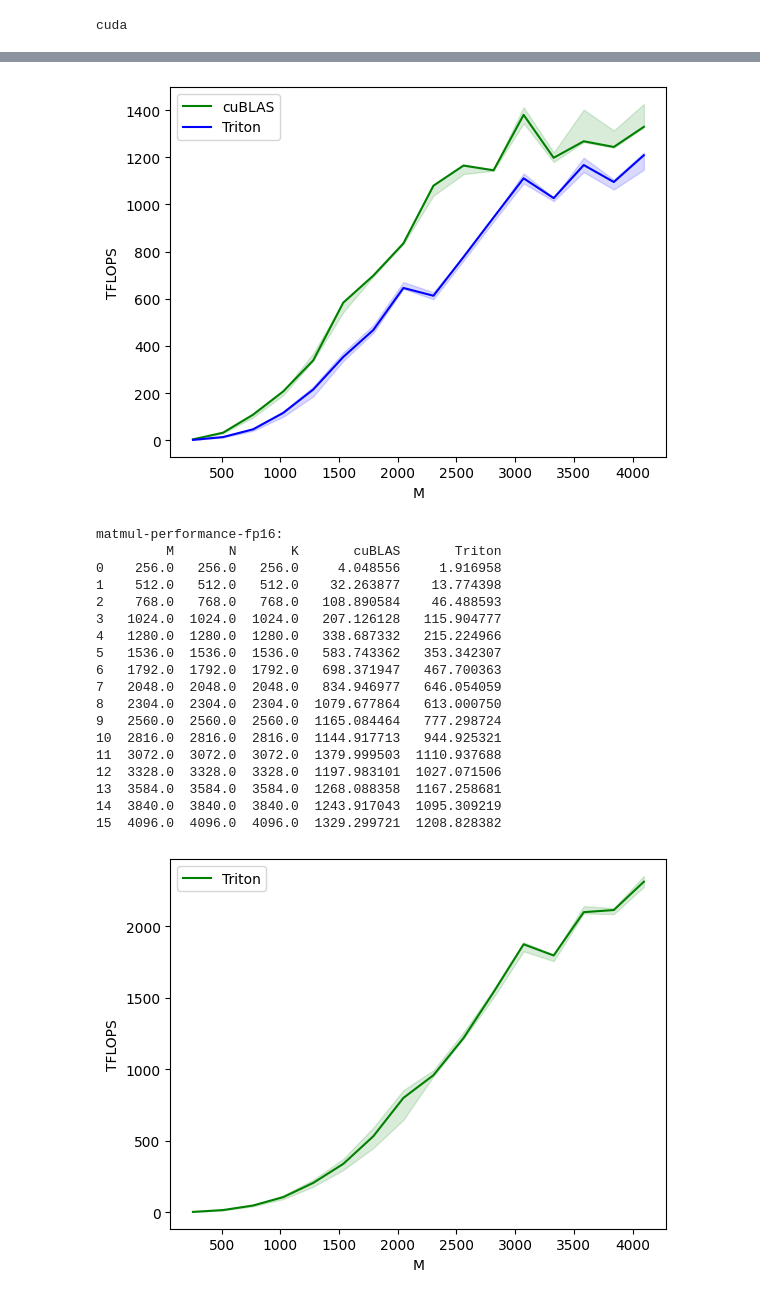
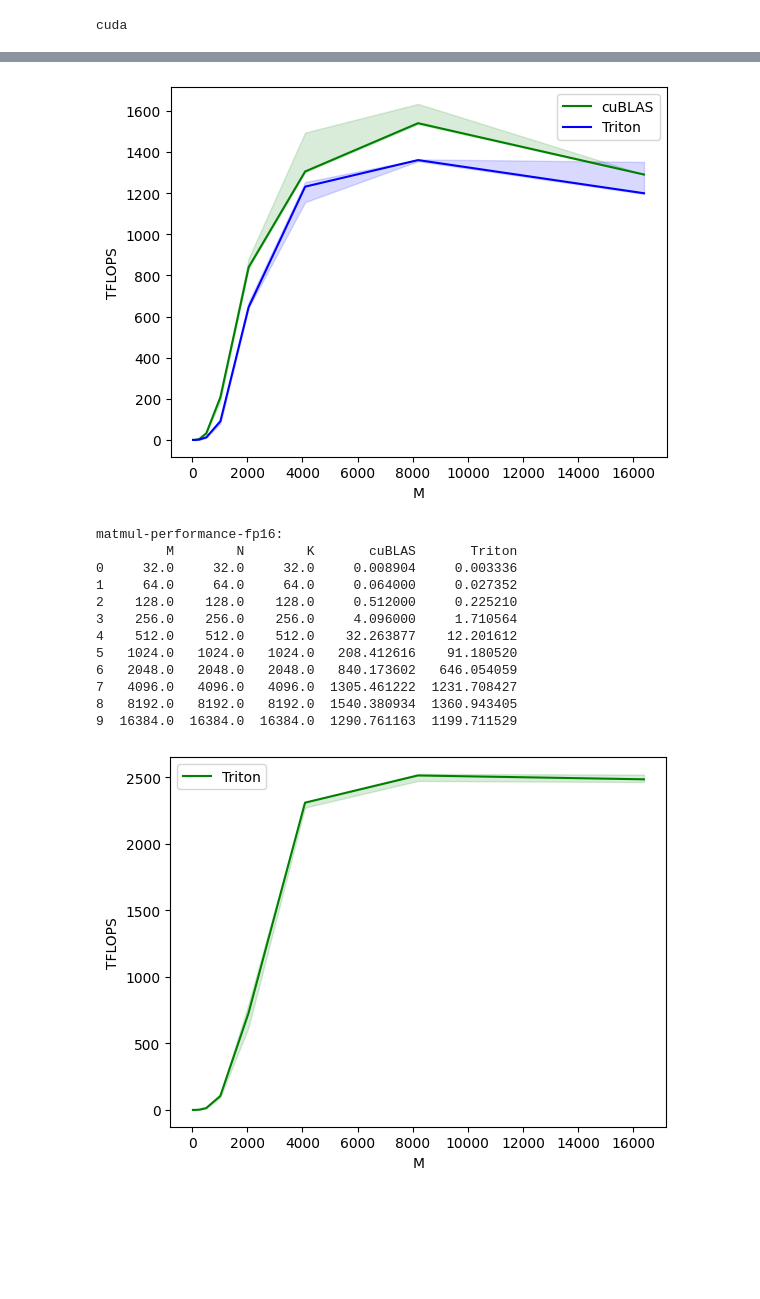
Before and after one commit to matteobonotto/triton, a Jupyter notebook: notebooks/matmul.ipynb, the cells around one changed output, grey strips where cells are left out. Cells and saved outputs as stored; diff of their text form; code cells hidden in the pictures; blank space fills up the shorter version.

Commit message:
matmul pefrormance comparison

```diff
--- a/notebooks/matmul.ipynb
+++ b/notebooks/matmul.ipynb
@@ -22,3 +21,6 @@ DEVICE = triton.runtime.driver.active.get_active_torch_device()
+# %%
+def is_cuda():
+    return triton.runtime.driver.active.get_current_target().backend == "cuda"
 # %%
 import torch
 
@@ -248,7 +250,7 @@ for fp8_inputs in [False, True]:
     configs.append(
         triton.testing.Benchmark(
             x_names=["M", "N", "K"],  # Argument names to use as an x-axis for the plot
-            x_vals=[128 * i for i in range(2, 33, 2)],  # Different possible values for `x_name`
+            x_vals=[int(2 ** i) for i in np.arange(5, 15, 1)],  # Different possible values for `x_name`
             line_arg="provider",  # Argument name whose value corresponds to a different line in the plot
             # Possible values for `line_arg`
             # Don't compare to cublas for fp8 cases as torch.matmul doesn't support fp8 at the moment.
@@ -351,5 +353,33 @@ matmul-performance-fp8:
 29  3968.0  3968.0  3968.0  1718.646932
 30  4096.0  4096.0  4096.0  1766.022815
 
+
+
+matmul-performance-fp16:
+         M        N        K       cuBLAS      Triton
+0     32.0     32.0     32.0     0.007938    0.008678
+1     64.0     64.0     64.0     0.063259    0.066873
+2    128.0    128.0    128.0     0.506070    0.524288
+3    256.0    256.0    256.0     4.048556    3.640889
+4    512.0    512.0    512.0    32.140260   23.831273
+5   1024.0   1024.0   1024.0   207.126128  130.561989
+6   2048.0   2048.0   2048.0   834.946977  622.820093
+7   4096.0   4096.0   4096.0  1356.591106  930.552963
+8   8192.0   8192.0   8192.0  1629.041305  970.778620
+9  16384.0  16384.0  16384.0  1249.348485  897.730544
+
+matmul-performance-fp8:
+         M        N        K       Triton
+0     32.0     32.0     32.0     0.008393
+1     64.0     64.0     64.0     0.067148
+2    128.0    128.0    128.0     0.512000
+3    256.0    256.0    256.0     3.731587
+4    512.0    512.0    512.0    26.214401
+5   1024.0   1024.0   1024.0   163.281913
+6   2048.0   2048.0   2048.0   994.205431
+7   4096.0   4096.0   4096.0  1947.830950
+8   8192.0   8192.0   8192.0  2126.353031
+9  16384.0  16384.0  16384.0  2128.320464
+
 """
 # %% [output]
@@ -568,7 +586,7 @@ for fp8_inputs in [False, True]:
     configs.append(
         triton.testing.Benchmark(
             x_names=["M", "N", "K"],  # Argument names to use as an x-axis for the plot
-            x_vals=[128 * i for i in range(2, 33, 2)],  # Different possible values for `x_name`
+            x_vals=[int(2 ** i) for i in np.arange(5, 15, 1)],  # Different possible values for `x_name`
             line_arg="provider",  # Argument name whose value corresponds to a different line in the plot
             # Possible values for `line_arg`
             # Don't compare to cublas for fp8 cases as torch.matmul doesn't support fp8 at the moment.
@@ -613,51 +631,45 @@ matmul-performance-fp16:
 7   2048.0  2048.0  2048.0   834.946977   641.422812
 8   2304.0  2304.0  2304.0  1079.677864   628.111695
 9   2560.0  2560.0  2560.0  1132.371481   798.610823
 10  2816.0  2816.0  2816.0  1144.917713   946.848447
 11  3072.0  3072.0  3072.0  1314.905158  1112.301649
 12  3328.0  3328.0  3328.0  1142.152445  1057.237911
 13  3584.0  3584.0  3584.0  1231.717650  1095.694050
 14  3840.0  3840.0  3840.0  1243.043192  1125.976473
 15  4096.0  4096.0  4096.0  1278.644638  1210.190836
 
 matmul-performance-fp8:
          M       N       K       Triton
 0    256.0   256.0   256.0     1.569724
 1    512.0   512.0   512.0    12.464499
 2    768.0   768.0   768.0    42.130286
 3   1024.0  1024.0  1024.0    95.189876
 4   1280.0  1280.0  1280.0   194.757800
 5   1536.0  1536.0  1536.0   330.163865
 6   1792.0  1792.0  1792.0   534.415404
 7   2048.0  2048.0  2048.0   833.650466
 8   2304.0  2304.0  2304.0   918.764318
 9   2560.0  2560.0  2560.0  1209.430185
 10  2816.0  2816.0  2816.0  1500.703963
 11  3072.0  3072.0  3072.0  1826.551767
 12  3328.0  3328.0  3328.0  1796.974651
 13  3584.0  3584.0  3584.0  2132.907699
 14  3840.0  3840.0  3840.0  2094.049771
 15  4096.0  4096.0  4096.0  2312.852543
 """
 # %% [output]
-[figure, old version]
+[figure, new version]
 matmul-performance-fp16:
-         M       N       K       cuBLAS       Triton
-0    256.0   256.0   256.0     4.048556     1.916958
-1    512.0   512.0   512.0    32.263877    13.774398
-2    768.0   768.0   768.0   108.890584    46.488593
-3   1024.0  1024.0  1024.0   207.126128   115.904777
-4   1280.0  1280.0  1280.0   338.687332   215.224966
-5   1536.0  1536.0  1536.0   583.743362   353.342307
-6   1792.0  1792.0  1792.0   698.371947   467.700363
-7   2048.0  2048.0  2048.0   834.946977   646.054059
-8   2304.0  2304.0  2304.0  1079.677864   613.000750
-9   2560.0  2560.0  2560.0  1165.084464   777.298724
-10  2816.0  2816.0  2816.0  1144.917713   944.925321
-11  3072.0  3072.0  3072.0  1379.999503  1110.937688
-12  3328.0  3328.0  3328.0  1197.983101  1027.071506
-13  3584.0  3584.0  3584.0  1268.088358  1167.258681
-14  3840.0  3840.0  3840.0  1243.917043  1095.309219
-15  4096.0  4096.0  4096.0  1329.299721  1208.828382
+         M        N        K       cuBLAS       Triton
+0     32.0     32.0     32.0     0.008904     0.003336
+1     64.0     64.0     64.0     0.064000     0.027352
+2    128.0    128.0    128.0     0.512000     0.225210
+3    256.0    256.0    256.0     4.096000     1.710564
+4    512.0    512.0    512.0    32.263877    12.201612
+5   1024.0   1024.0   1024.0   208.412616    91.180520
+6   2048.0   2048.0   2048.0   840.173602   646.054059
+7   4096.0   4096.0   4096.0  1305.461222  1231.708427
+8   8192.0   8192.0   8192.0  1540.380934  1360.943405
+9  16384.0  16384.0  16384.0  1290.761163  1199.711529
-[figure, old version]
+[figure, new version]
 matmul-performance-fp8:
```
Also changed, not shown: parts of 6 cells of this notebook.
